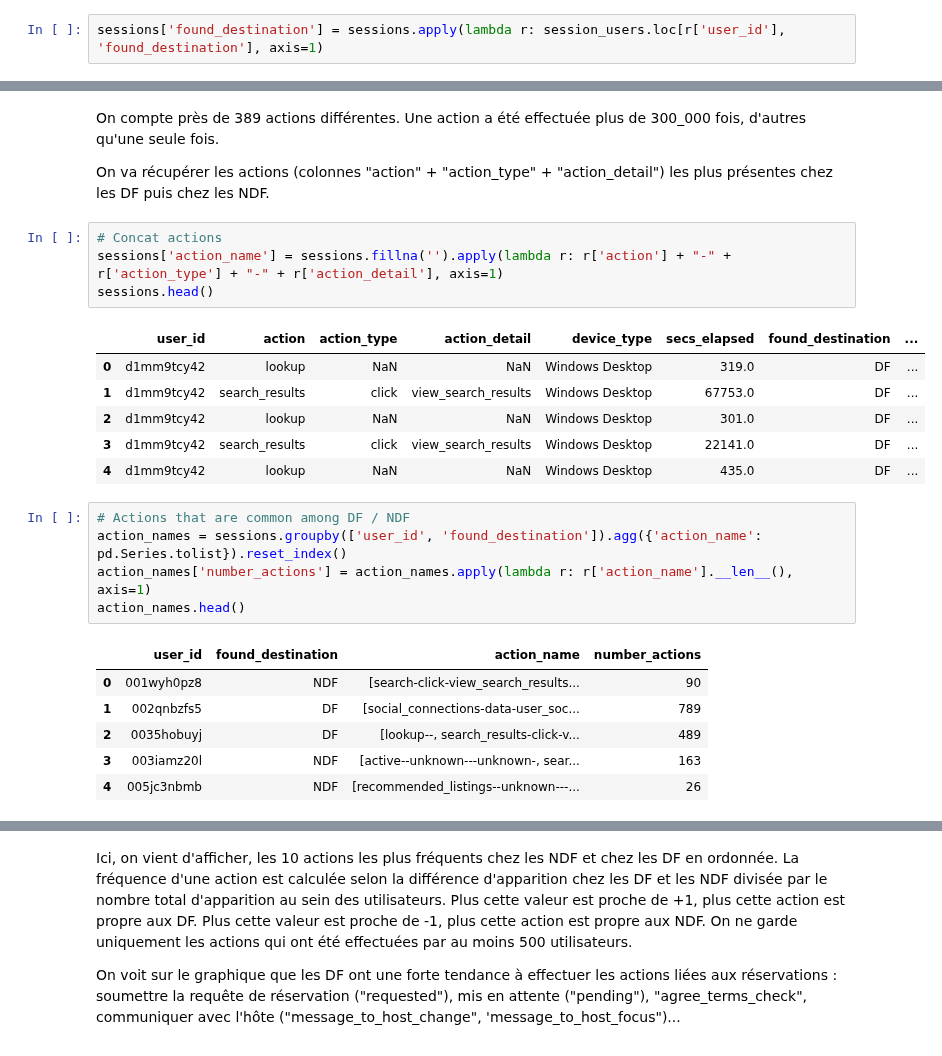
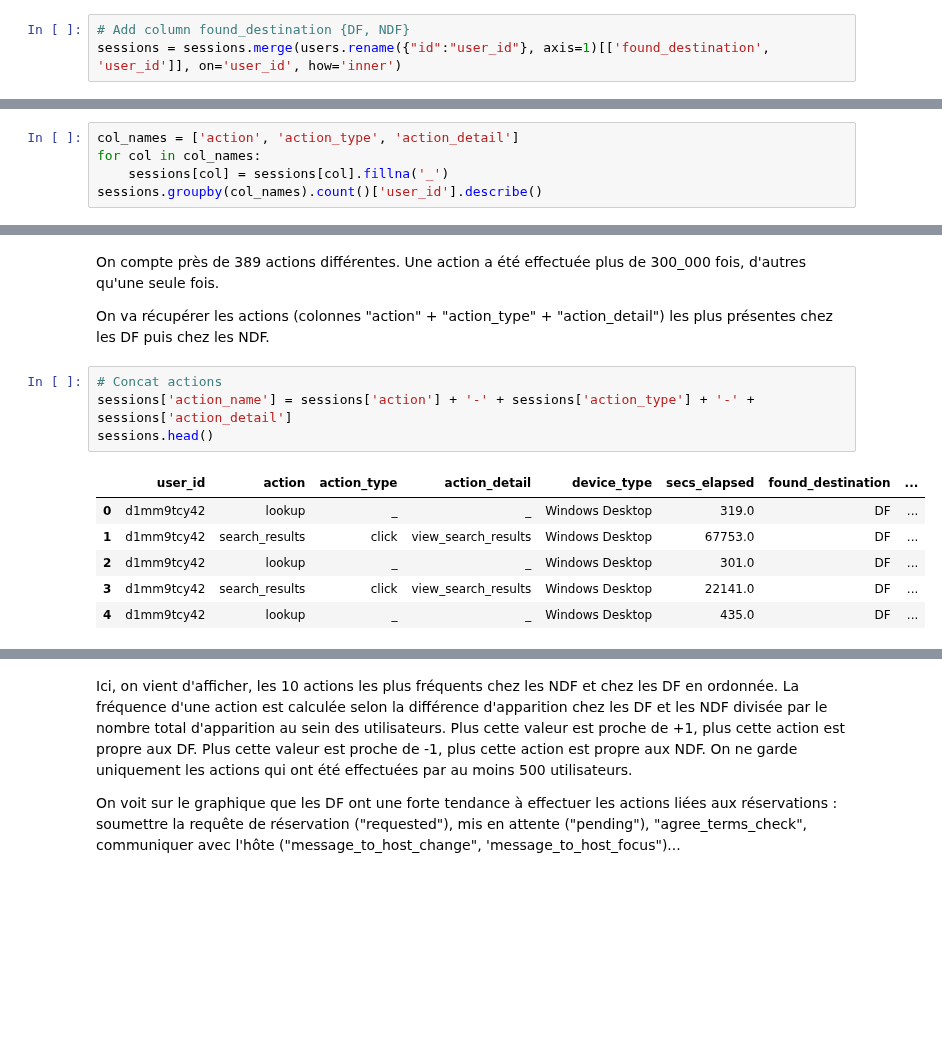
Before and after one commit to vesran/BookerGuess, a Jupyter notebook: _3_analyse_des_sessions.ipynb, the cells around one changed output, grey strips where cells are left out. Cells and saved outputs as stored; diff of their text form; blank space fills up the shorter version.

```diff
--- a/_3_analyse_des_sessions.ipynb
+++ b/_3_analyse_des_sessions.ipynb
@@ -48,8 +48,9 @@ sessions.shape : (3098239, 6)
 | 4 | d1mm9tcy42 | lookup | NaN | NaN | Windows Desktop | 435.0 |
 # %% [markdown]
 On a 20000 + 20000 utilisateurs DF et NDF.
-# %%
-sessions['found_destination'] = sessions.apply(lambda r: session_users.loc[r['user_id'], 'found_destination'], axis=1)
+# %%
+# Add column found_destination {DF, NDF}
+sessions = sessions.merge(users.rename({"id":"user_id"}, axis=1)[['found_destination', 'user_id']], on='user_id', how='inner')
 # %% [markdown]
 ## Temps écoulé
 
@@ -102,0 +92,5 @@ Name: user_id, dtype: float64
+# %%
+col_names = ['action', 'action_type', 'action_detail']
+for col in col_names:
+    sessions[col] = sessions[col].fillna('_')
+sessions.groupby(col_names).count()['user_id'].describe()
@@ -106,24 +110,12 @@ On compte près de 389 actions différentes. Une action a été effectuée plus
 On va récupérer les actions (colonnes "action" + "action_type" + "action_detail") les plus présentes chez les DF puis chez les NDF.
 # %%
 # Concat actions
-sessions['action_name'] = sessions.fillna('').apply(lambda r: r['action'] + "-" +  r['action_type'] + "-" + r['action_detail'], axis=1)
+sessions['action_name'] = sessions['action'] + '-' + sessions['action_type'] + '-' + sessions['action_detail']
 sessions.head()
 # %% [output]
 |  | user_id | action | action_type | action_detail | device_type | secs_elapsed | found_destination | ... |
-| 0 | d1mm9tcy42 | lookup | NaN | NaN | Windows Desktop | 319.0 | DF | ... |
+| 0 | d1mm9tcy42 | lookup | _ | _ | Windows Desktop | 319.0 | DF | ... |
 | 1 | d1mm9tcy42 | search_results | click | view_search_results | Windows Desktop | 67753.0 | DF | ... |
-| 2 | d1mm9tcy42 | lookup | NaN | NaN | Windows Desktop | 301.0 | DF | ... |
+| 2 | d1mm9tcy42 | lookup | _ | _ | Windows Desktop | 301.0 | DF | ... |
 | 3 | d1mm9tcy42 | search_results | click | view_search_results | Windows Desktop | 22141.0 | DF | ... |
-| 4 | d1mm9tcy42 | lookup | NaN | NaN | Windows Desktop | 435.0 | DF | ... |
+| 4 | d1mm9tcy42 | lookup | _ | _ | Windows Desktop | 435.0 | DF | ... |
-# %%
-# Actions that are common among DF / NDF
-action_names = sessions.groupby(['user_id', 'found_destination']).agg({'action_name': pd.Series.tolist}).reset_index()
-action_names['number_actions'] = action_names.apply(lambda r: r['action_name'].__len__(), axis=1)
-action_names.head()
-# %% [output]
-|  | user_id | found_destination | action_name | number_actions |
-| 0 | 001wyh0pz8 | NDF | [search-click-view_search_results... | 90 |
-| 1 | 002qnbzfs5 | DF | [social_connections-data-user_soc... | 789 |
-| 2 | 0035hobuyj | DF | [lookup--, search_results-click-v... | 489 |
-| 3 | 003iamz20l | NDF | [active--unknown---unknown-, sear... | 163 |
-| 4 | 005jc3nbmb | NDF | [recommended_listings--unknown---... | 26 |
```
Also changed, not shown: parts of 13 cells of this notebook.
